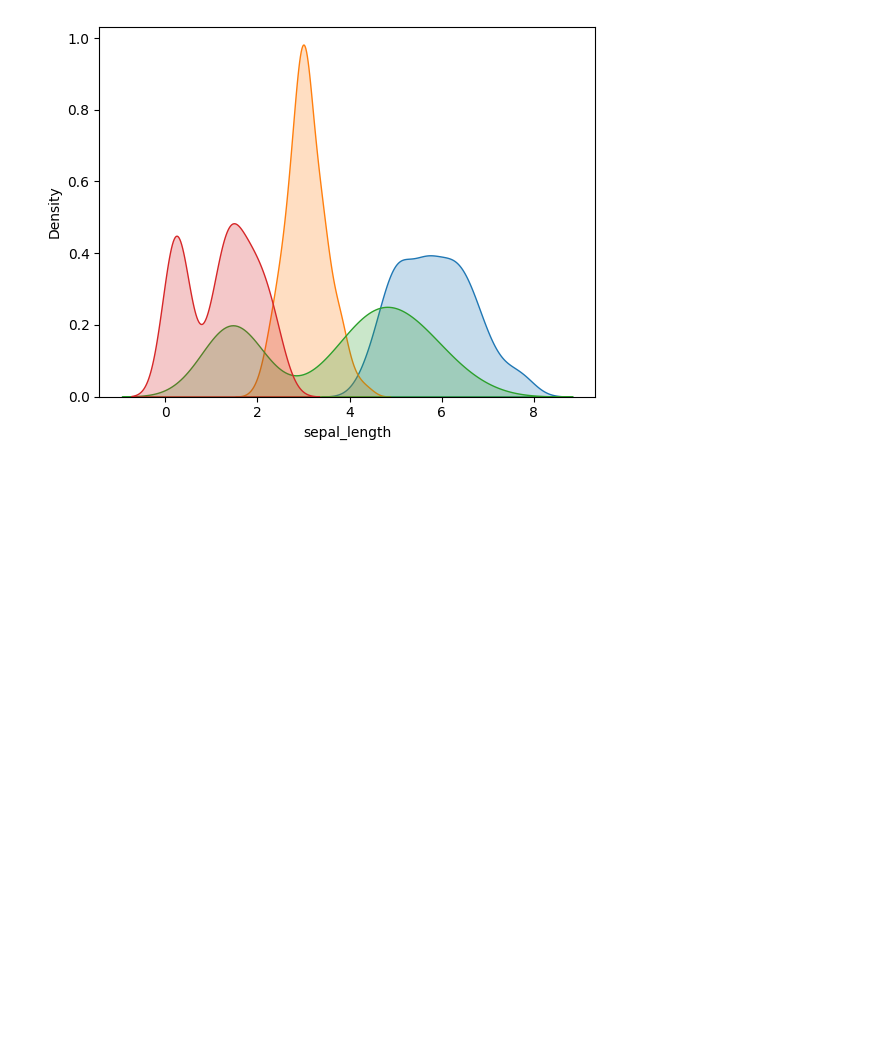
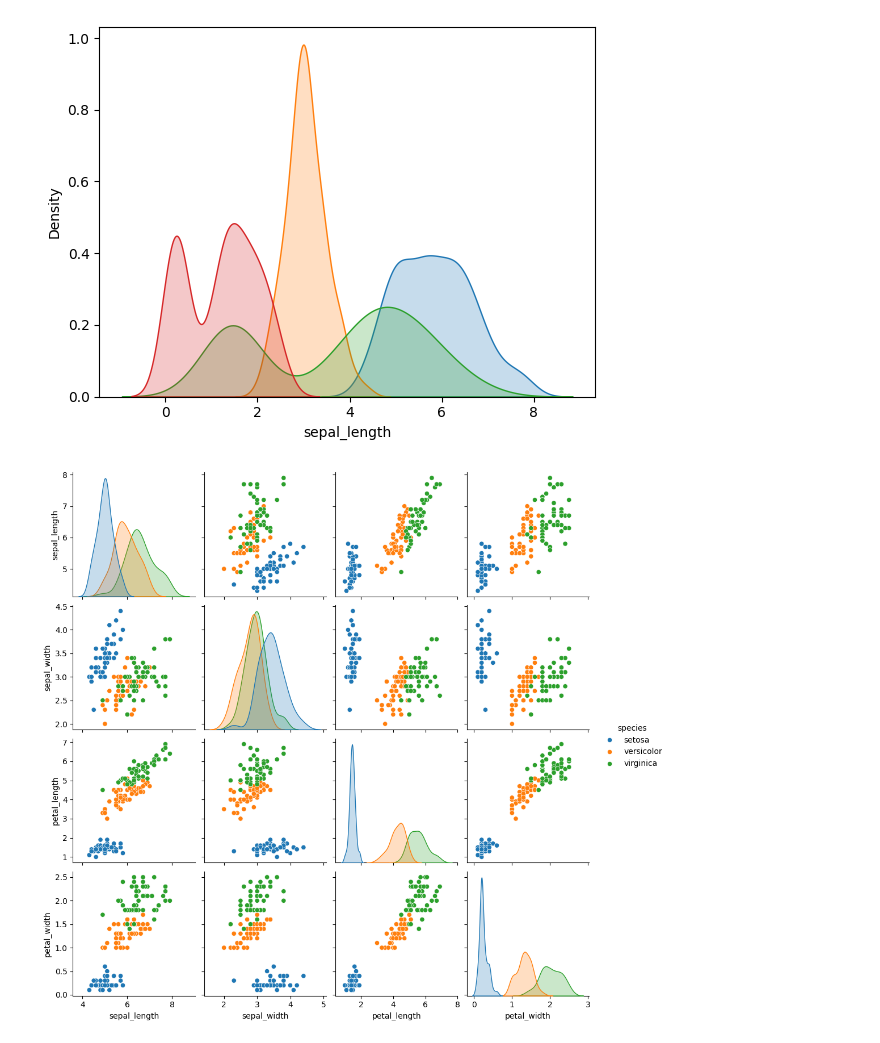
Before and after one commit to JAYDEEPMISHR/PYTHON, a Jupyter notebook: Seaborn.ipynb, the cells around one changed output. Saved outputs shown, nothing was run; the diff lists cells and outputs as text; code cells hidden in the pictures; blank space fills up the shorter version.

```diff
--- a/Seaborn.ipynb
+++ b/Seaborn.ipynb
@@ -90,3 +90,7 @@ for col in ['sepal_length','sepal_width','petal_length','petal_width']:
     sns.kdeplot(df[col],fill = True)
 # %% [output]
 [figure]
+# %%
+sns.pairplot(df, hue = 'species', size = 2.5);
+# %% [output]
+[figure, added]
```
